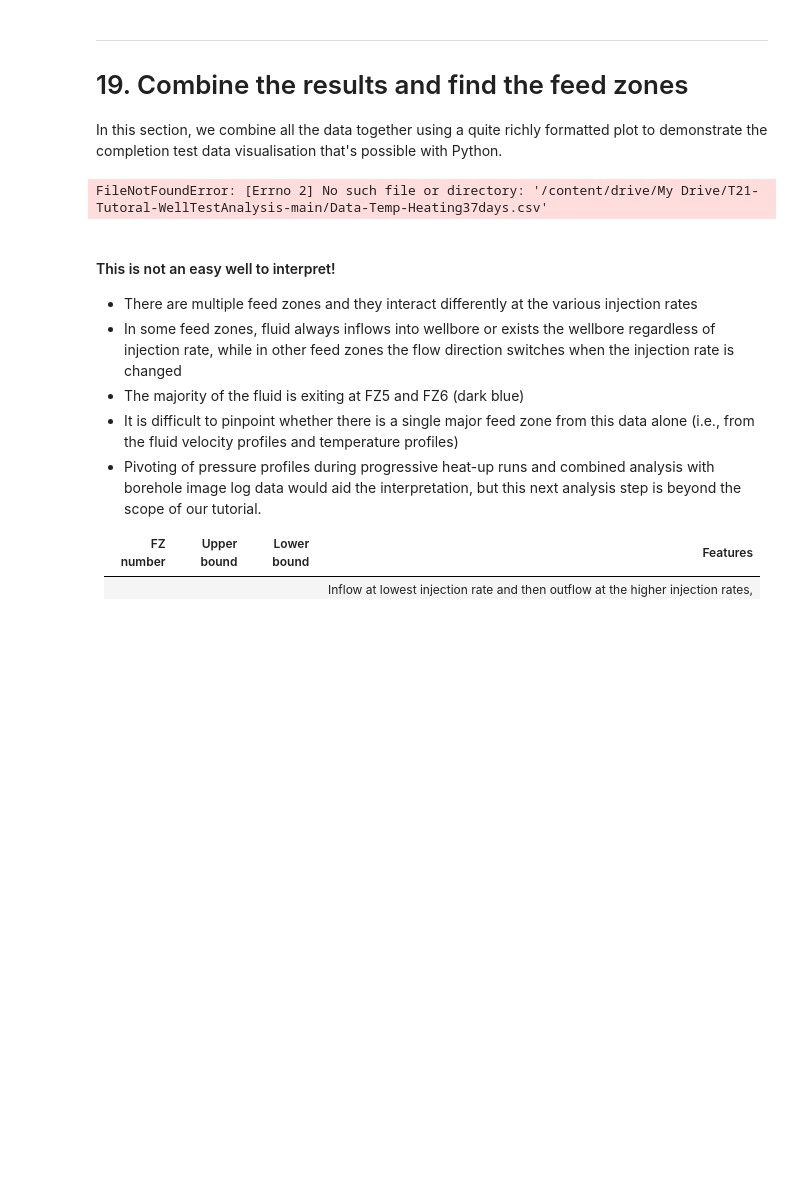
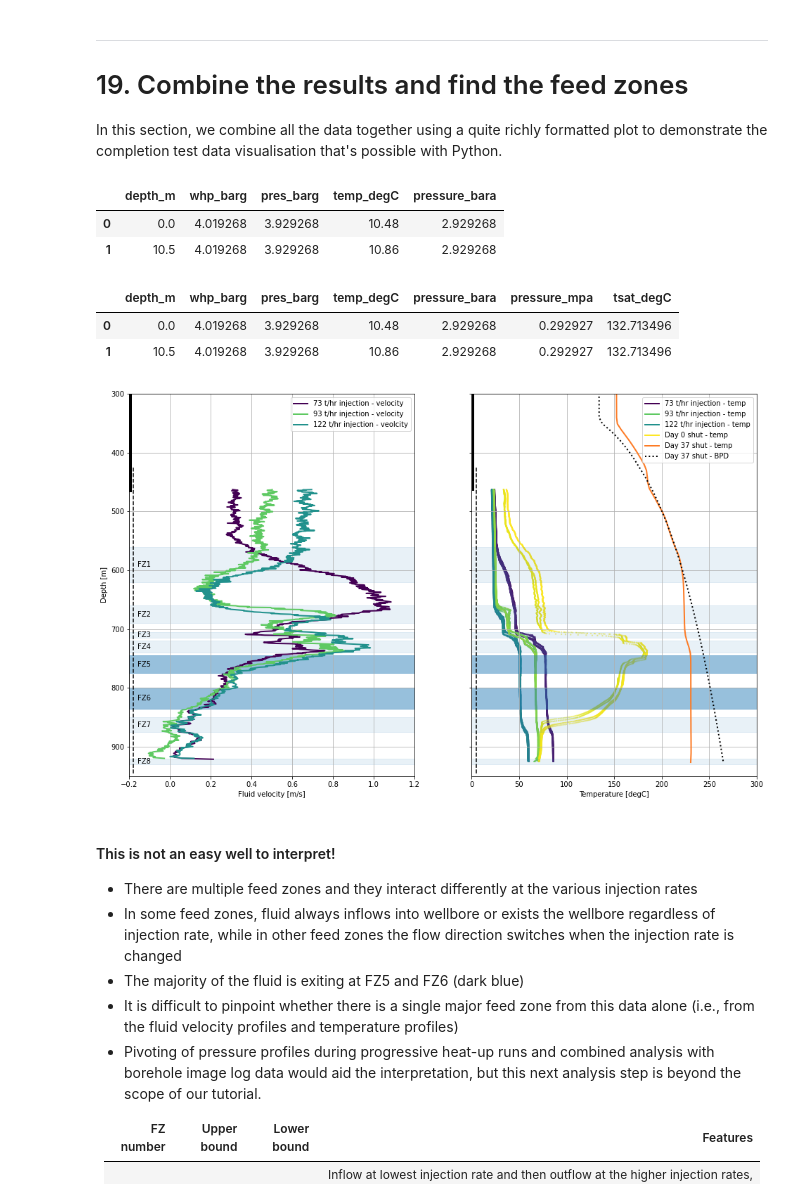
Before and after one commit to ICWallis/T21-Tutorial-WellTestAnalysis, a Jupyter notebook: 4-feedzones.ipynb, the cells around one changed output. Saved outputs shown, nothing was run; the diff lists cells and outputs as text; code cells hidden in the pictures; blank space fills up the shorter version.

```diff
--- a/4-feedzones.ipynb
+++ b/4-feedzones.ipynb
@@ -1082,18 +1040,20 @@ Uncomment the code in this cell to export the cross-plots. This code will take q
 In this section, we combine all the data together using a quite richly formatted plot to demonstrate the completion test data visualisation that's possible with Python.
 # %%
 # Use this method if you are running this notebook in Google Colab
-heating_37days = pd.read_csv(r'/content/drive/My Drive/T21-Tutoral-WellTestAnalysis-main/Data-Temp-Heating37days.csv')
+#heating_37days = pd.read_csv(r'/content/drive/My Drive/T21-Tutoral-WellTestAnalysis-main/Data-Temp-Heating37days.csv')
 
 # Use this method if you are running this notebook locally (Anaconda)
-#heating_37days = pd.read_csv('Data-Temp-Heating37days.csv')
+heating_37days = pd.read_csv('Data-Temp-Heating37days.csv')
-# %% [output]
-FileNotFoundError: [Errno 2] No such file or directory: '/content/drive/My Drive/T21-Tutoral-WellTestAnalysis-main/Data-Temp-Heating37days.csv'
 # %%
 # Convert bar gauge to bar atmosphere
 
 heating_37days['pressure_bara'] = heating_37days.pres_barg - 1
 
 heating_37days.head(2)
+# %% [output]
+|  | depth_m | whp_barg | pres_barg | temp_degC | pressure_bara |
+| 0 | 0.0 | 4.019268 | 3.929268 | 10.48 | 2.929268 |
+| 1 | 10.5 | 4.019268 | 3.929268 | 10.86 | 2.929268 |
 # %%
 # Calculate the BPD
 
@@ -1109,6 +1069,10 @@ for p in pressure:
 heating_37days['tsat_degC'] = tsat
 
 heating_37days.head(2)
+# %% [output]
+|  | depth_m | whp_barg | pres_barg | temp_degC | pressure_bara | pressure_mpa | tsat_degC |
+| 0 | 0.0 | 4.019268 | 3.929268 | 10.48 | 2.929268 | 0.292927 | 132.713496 |
+| 1 | 10.5 | 4.019268 | 3.929268 | 10.86 | 2.929268 | 0.292927 | 132.713496 |
 # %%
 fig, (ax1, ax2) = plt.subplots(1, 2, figsize=(16,10), sharey=True)
 
@@ -1165,7 +1129,7 @@ ax1.plot(fvelocity_second_rate_trimmed.intercept_velocity_mps,fvelocity_second_r
 
 # completion test temp data
 ax2.scatter(clean_pts.temp_degC, clean_pts.depth_m,
-    c = clean_pts.timestamp, s = 5, linewidths = 0, alpha = 0.5)
+    c = clean_pts.timedelta_sec, s = 5, linewidths = 0, alpha = 0.5)
 
 # false plots to generate the legand
 ax2.plot(0, 0, color = '#440154', linewidth = 2, # purple
@@ -1192,33 +1156,35 @@ ax2.plot(heating_37days.tsat_degC, heating_37days.depth_m,
 production_shoe = 462.5 # 13 3/8 production casing shoe in meters measured depth (mMD) from the casing head flange (CHF)
 top_of_liner = 425 # top of perforated 10 3/4 liner in meters measured depth (mMD) from CHF
 terminal_depth = 946 # deepest drilled depth
 # the perforated liner is squatted on bottom but didn't quite make it all the way down (bottom of liner is 931 mMD)
 
 # blank well casing
 ax1.plot([-0.2, -0.2],[0, production_shoe],
     color = 'k', linewidth = 8, linestyle = '-')
 ax2.plot([1, 1],[0, production_shoe],
     color = 'k', linewidth = 3, linestyle = '-')
 
 # perforated well casing
 ax1.plot([-0.18, -0.18],[top_of_liner, terminal_depth],
     color = 'k', linewidth = 1.5, linestyle = '--')
 ax2.plot([5, 5],[top_of_liner, terminal_depth],
     color = 'k', linewidth = 1.5, linestyle = '--')
 
 
 ax1.set_xlim(-0.2,1.2)
 ax1.set_xlabel('Fluid velocity [m/s]')
 
 ax2.set_xlim(0,300)
 ax2.set_xlabel('Temperature [degC]')
 
 ax1.set_ylim(950,300) #950,300 to show produciton zone
 ax1.set_ylabel('Depth [m]')
 
 for ax in [ax1,ax2]:
     ax.grid()
     ax.legend(loc='upper right')
+# %% [output]
+[figure, added]
 # %% [markdown]
 #### This is not an easy well to interpret!
 
```
Also changed, not shown: parts of 18 cells of this notebook.
